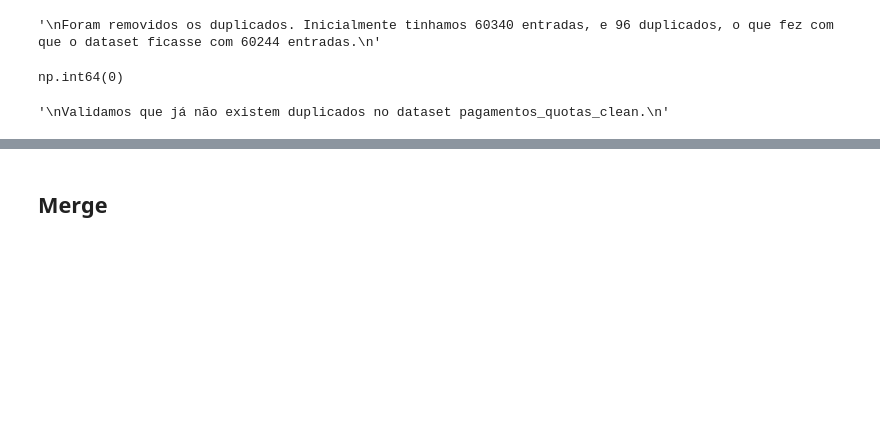
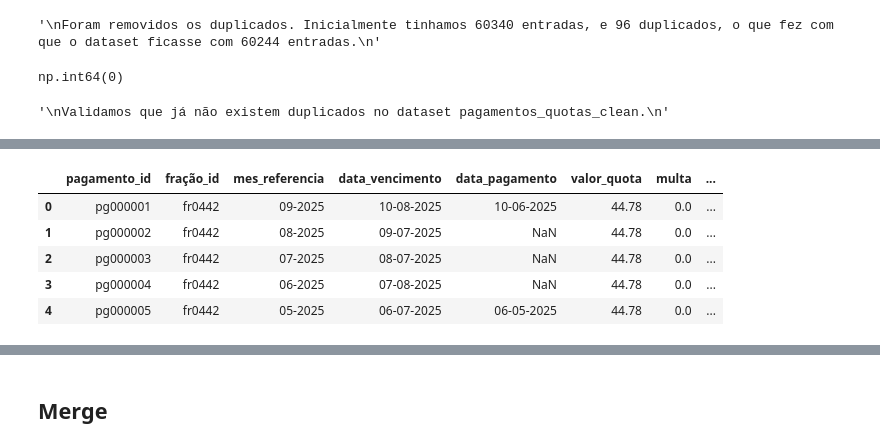
Before and after one commit to andrezenhaf3/GRUPO_1_IA, a Jupyter notebook: pl01_grupo1.ipynb, the cells around one changed output, grey strips where cells are left out. Saved outputs shown, nothing was run; the diff lists cells and outputs as text; code cells hidden in the pictures; blank space fills up the shorter version.

```diff
--- a/pl01_grupo1.ipynb
+++ b/pl01_grupo1.ipynb
@@ -462,0 +607,9 @@ Validamos que já não existem duplicados no dataset pagamentos_quotas_clean.
+# %%
+pagamentos_quotas_clean.head()
+# %% [output]
+|  | pagamento_id | fração_id | mes_referencia | data_vencimento | data_pagamento | valor_quota | multa | ... |
+| 0 | pg000001 | fr0442 | 09-2025 | 10-08-2025 | 10-06-2025 | 44.78 | 0.0 | ... |
+| 1 | pg000002 | fr0442 | 08-2025 | 09-07-2025 | NaN | 44.78 | 0.0 | ... |
+| 2 | pg000003 | fr0442 | 07-2025 | 08-07-2025 | NaN | 44.78 | 0.0 | ... |
+| 3 | pg000004 | fr0442 | 06-2025 | 07-08-2025 | NaN | 44.78 | 0.0 | ... |
+| 4 | pg000005 | fr0442 | 05-2025 | 06-07-2025 | 06-05-2025 | 44.78 | 0.0 | ... |
```
Also changed, not shown: parts of 20 cells of this notebook.
